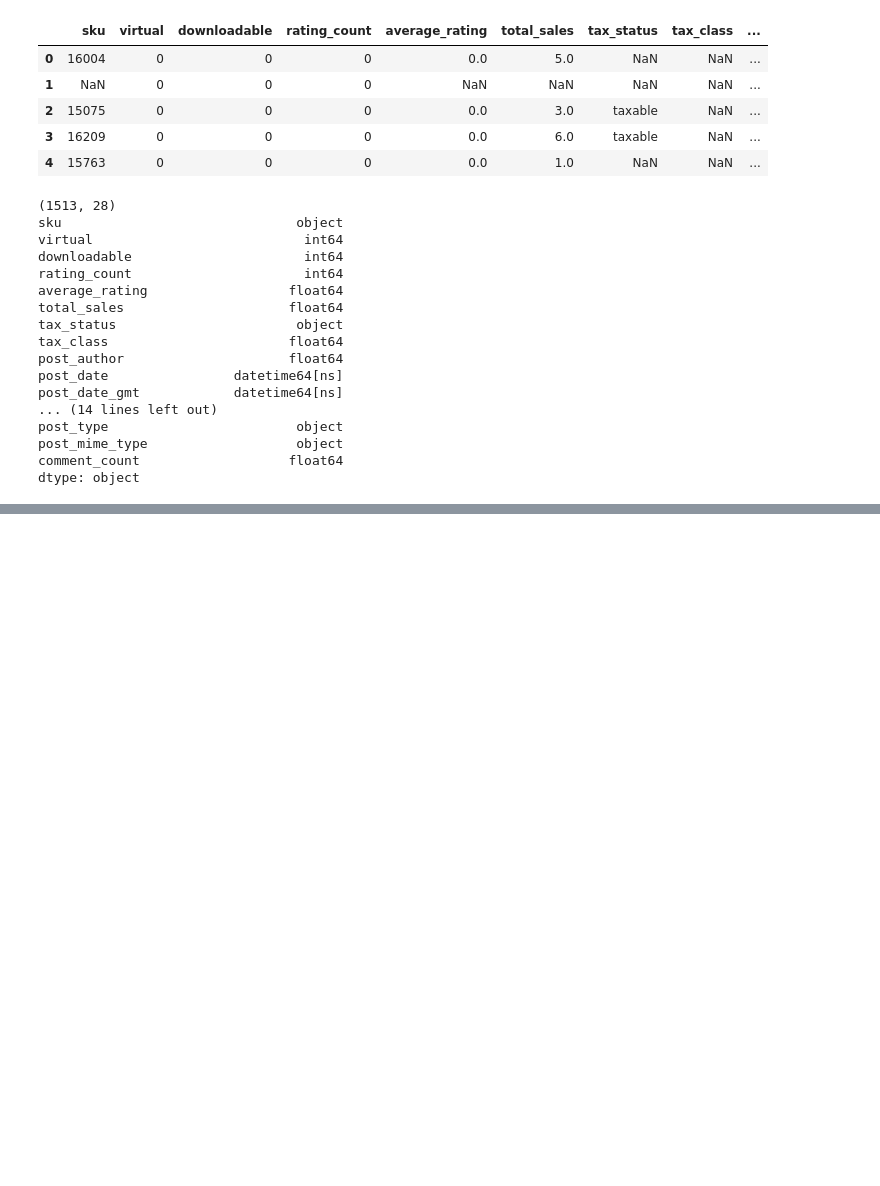
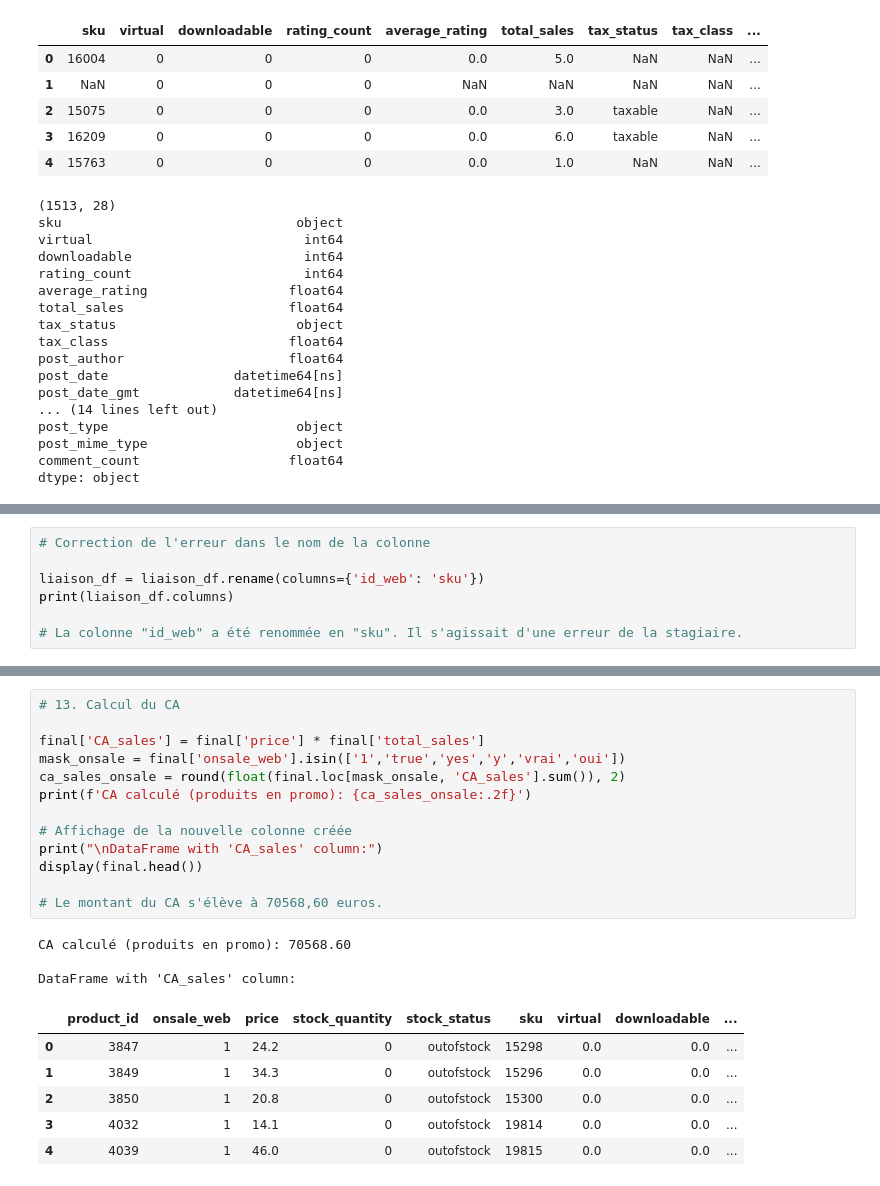
Before and after one commit to SylviaNice/7162856-G-rez-Git-et-GitHub, a Jupyter notebook: Notebook_BottelNeck_final_synchro_fix.ipynb, the cells around one changed output, grey strips where cells are left out. Drawn from its saved outputs; the diff is of its cells as text; blank space fills up the shorter version.

```diff
--- a/Notebook_BottelNeck_final_synchro_fix.ipynb
+++ b/Notebook_BottelNeck_final_synchro_fix.ipynb
@@ -541,0 +189,7 @@ Exemples de produits avec des incohérences de stock:
+# %%
+# Correction de l'erreur dans le nom de la colonne
+
+liaison_df = liaison_df.rename(columns={'id_web': 'sku'})
+print(liaison_df.columns)
+
+# La colonne "id_web" a été renommée en "sku". Il s'agissait d'une erreur de la stagiaire.
@@ -541,0 +278,23 @@ Exemples de produits avec des incohérences de stock:
+# %%
+# 13. Calcul du CA
+
+final['CA_sales'] = final['price'] * final['total_sales']
+mask_onsale = final['onsale_web'].isin(['1','true','yes','y','vrai','oui'])
+ca_sales_onsale = round(float(final.loc[mask_onsale, 'CA_sales'].sum()), 2)
+print(f'CA calculé (produits en promo): {ca_sales_onsale:.2f}')
+
+# Affichage de la nouvelle colonne créée
+print("\nDataFrame with 'CA_sales' column:")
+display(final.head())
+
+# Le montant du CA s'élève à 70568,60 euros.
+# %% [output]
+CA calculé (produits en promo): 70568.60
+
+DataFrame with 'CA_sales' column:
+|  | product_id | onsale_web | price | stock_quantity | stock_status | sku | virtual | downloadable | ... |
+| 0 | 3847 | 1 | 24.2 | 0 | outofstock | 15298 | 0.0 | 0.0 | ... |
+| 1 | 3849 | 1 | 34.3 | 0 | outofstock | 15296 | 0.0 | 0.0 | ... |
+| 2 | 3850 | 1 | 20.8 | 0 | outofstock | 15300 | 0.0 | 0.0 | ... |
+| 3 | 4032 | 1 | 14.1 | 0 | outofstock | 19814 | 0.0 | 0.0 | ... |
+| 4 | 4039 | 1 | 46.0 | 0 | outofstock | 19815 | 0.0 | 0.0 | ... |
```
Also changed, not shown: parts of 38 cells of this notebook.
